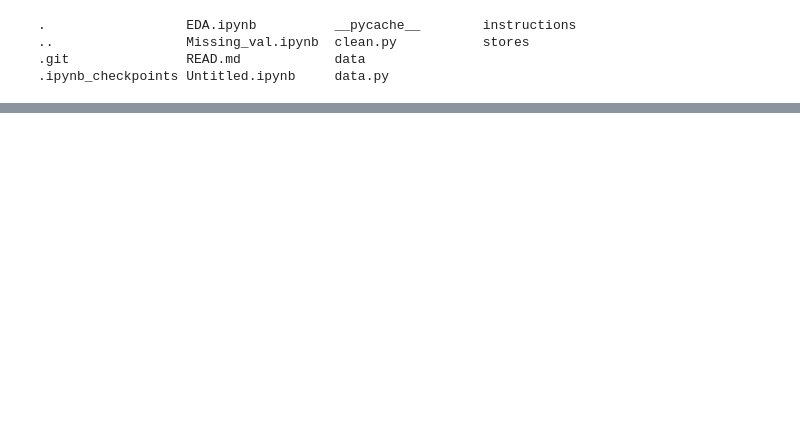
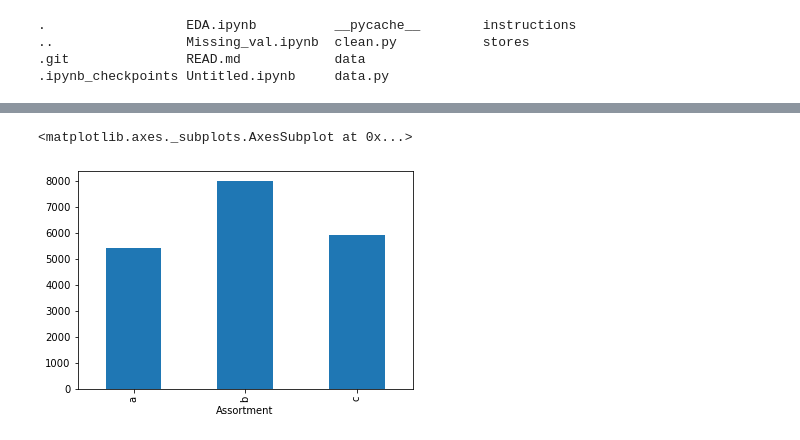
Before and after one commit to elenche95/stores, a Jupyter notebook: Untitled.ipynb, the cells around one changed output, grey strips where cells are left out. Cells and saved outputs as stored; diff of their text form; code cells hidden in the pictures; blank space fills up the shorter version.

```diff
--- a/Untitled.ipynb
+++ b/Untitled.ipynb
@@ -61,0 +74,5 @@ Name: StateHoliday_new, dtype: int64
+# %%
+df.groupby('Assortment').Sales.mean().plot(kind='bar')
+# %% [output]
+<matplotlib.axes._subplots.AxesSubplot at 0x...>
+[figure, added]
```
Also changed, not shown: parts of 13 cells of this notebook, 2 other files.
